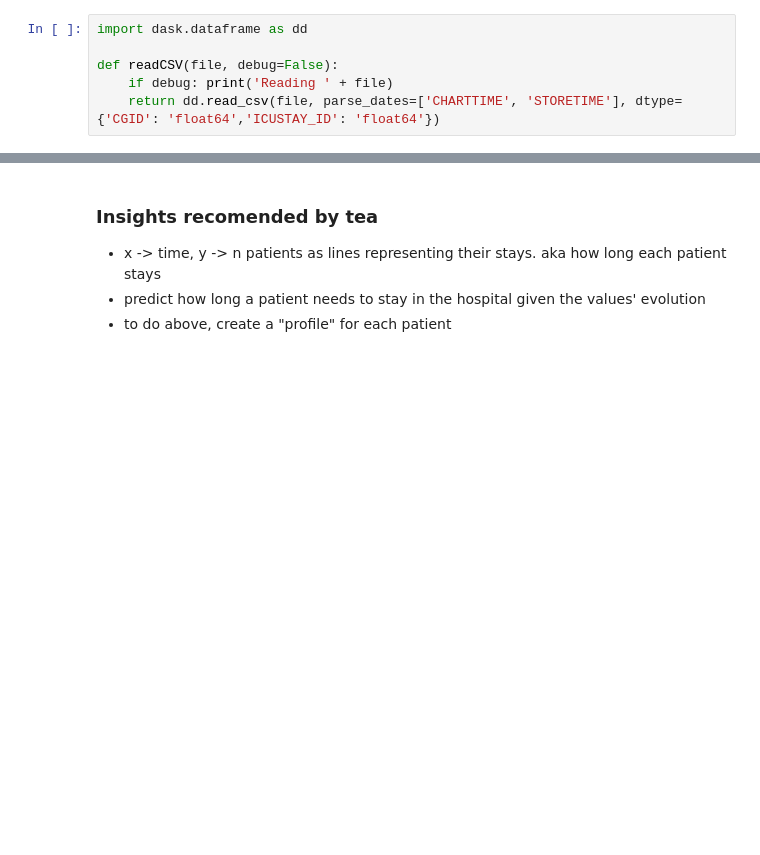
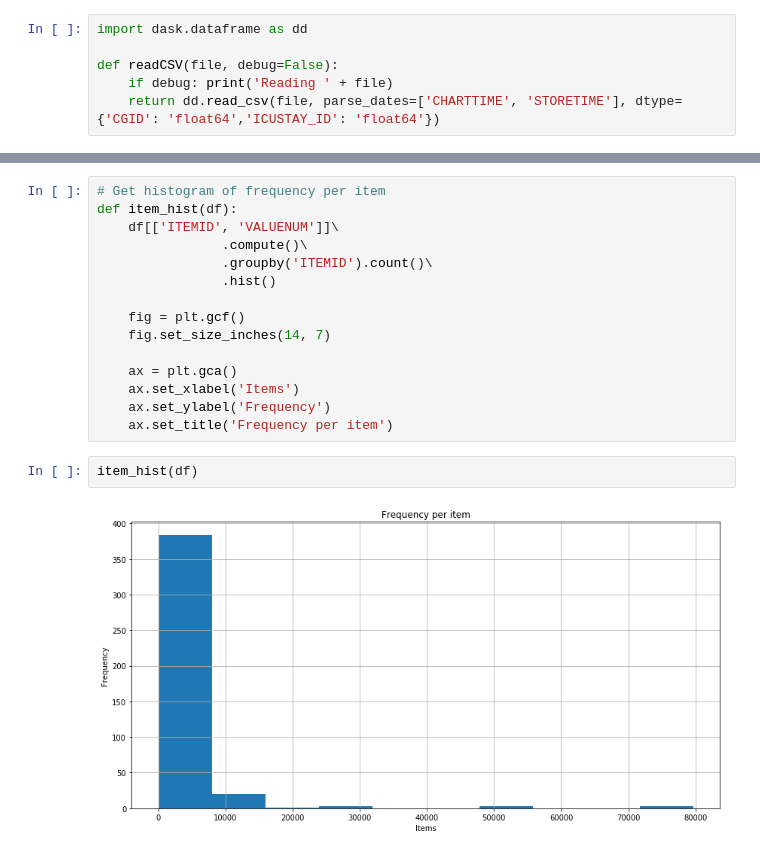
Before and after one commit to msramalho/fcup-bdcc, a Jupyter notebook: p2/BDCC_p2_dask.ipynb, the cells around one changed output, grey strips where cells are left out. Saved outputs shown, nothing was run; the diff lists cells and outputs as text; blank space fills up the shorter version.

```diff
--- a/p2/BDCC_p2_dask.ipynb
+++ b/p2/BDCC_p2_dask.ipynb
@@ -63,5 +88,19 @@ dtype: object
-# %% [markdown]
-### Insights recomended by tea
-- x -> time, y -> n patients as lines representing their stays. aka how long each patient stays
-- predict how long a patient needs to stay in the hospital given the values' evolution
-- to do above, create a "profile" for each patient
+# %%
+# Get histogram of frequency per item
+def item_hist(df):
+    df[['ITEMID', 'VALUENUM']]\
+                .compute()\
+                .groupby('ITEMID').count()\
+                .hist()
+
+    fig = plt.gcf()
+    fig.set_size_inches(14, 7)
+
+    ax = plt.gca()
+    ax.set_xlabel('Items')
+    ax.set_ylabel('Frequency')
+    ax.set_title('Frequency per item')
+# %%
+item_hist(df)
+# %% [output]
+[figure, added]
```
Also changed, not shown: parts of 14 cells of this notebook.
